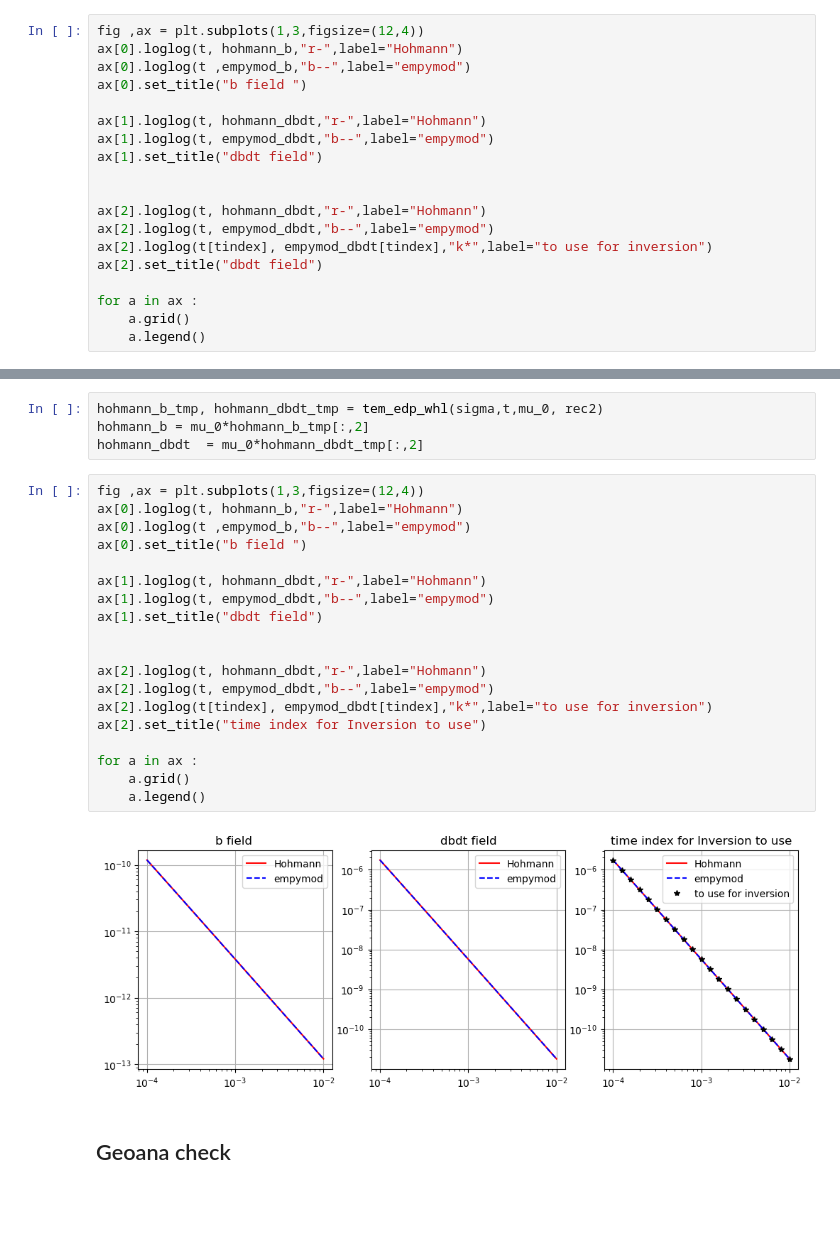
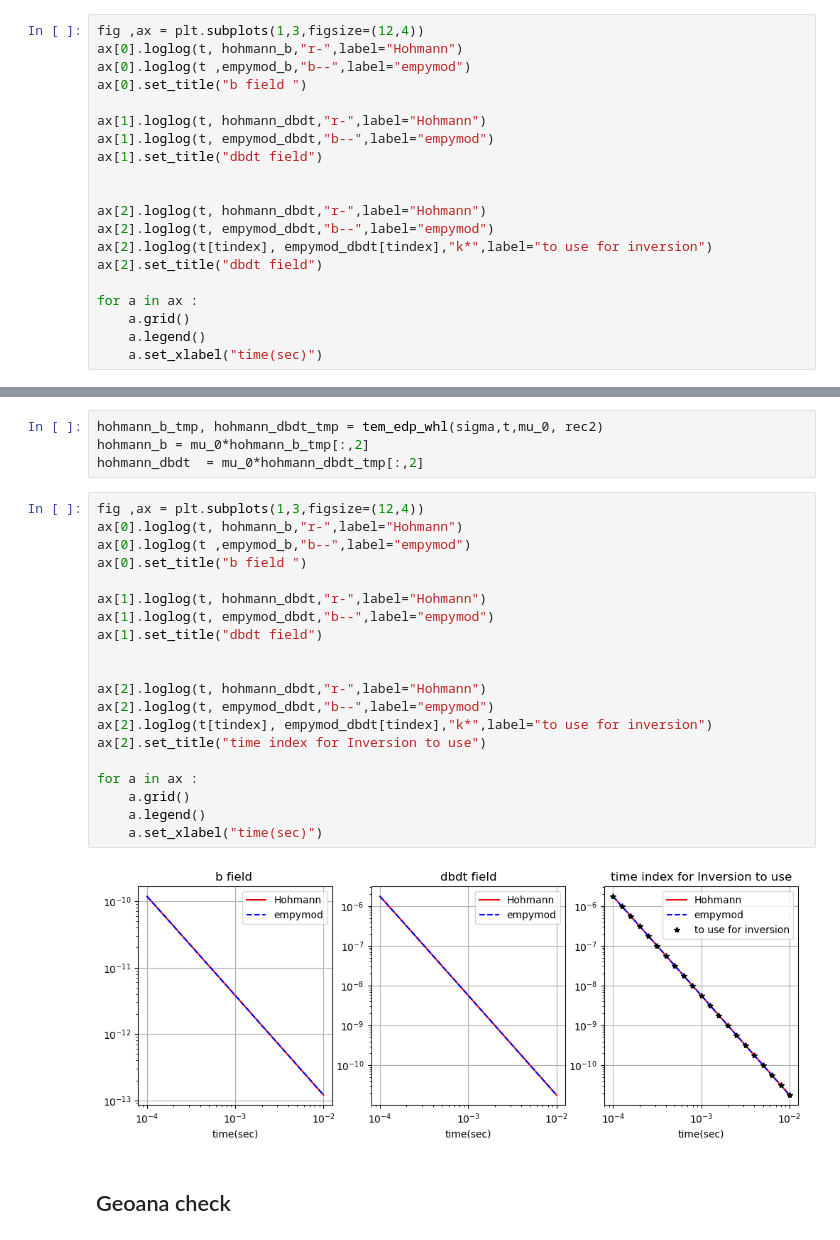
Before and after one commit to MasayukiMotoori/EOSC556B, a Jupyter notebook: Project_EMIP_1D_test.ipynb, the cells around one changed output, grey strips where cells are left out. Saved outputs shown, nothing was run; the diff lists cells and outputs as text; blank space fills up the shorter version.

```diff
--- a/Project_EMIP_1D_test.ipynb
+++ b/Project_EMIP_1D_test.ipynb
@@ -141,4 +141,5 @@ ax[2].set_title("dbdt field")
 for a in ax :
     a.grid()
     a.legend()
+    a.set_xlabel("time(sec)")
 # %% [output]
@@ -185,24 +186,25 @@ hohmann_dbdt  = mu_0*hohmann_dbdt_tmp[:,2]
 # %%
 fig ,ax = plt.subplots(1,3,figsize=(12,4))
 ax[0].loglog(t, hohmann_b,"r-",label="Hohmann")
 ax[0].loglog(t ,empymod_b,"b--",label="empymod")
 ax[0].set_title("b field ")
 
 ax[1].loglog(t, hohmann_dbdt,"r-",label="Hohmann")
 ax[1].loglog(t, empymod_dbdt,"b--",label="empymod")
 ax[1].set_title("dbdt field")
 
 
 ax[2].loglog(t, hohmann_dbdt,"r-",label="Hohmann")
 ax[2].loglog(t, empymod_dbdt,"b--",label="empymod")
 ax[2].loglog(t[tindex], empymod_dbdt[tindex],"k*",label="to use for inversion")
 ax[2].set_title("time index for Inversion to use")
 
 for a in ax :
     a.grid()
     a.legend()
+    a.set_xlabel("time(sec)")
 # %% [output]
-[figure, old version]
+[figure, new version]
 # %% [markdown]
 ## Geoana check
 # %%
```
Also changed, not shown: parts of 3 cells of this notebook.
